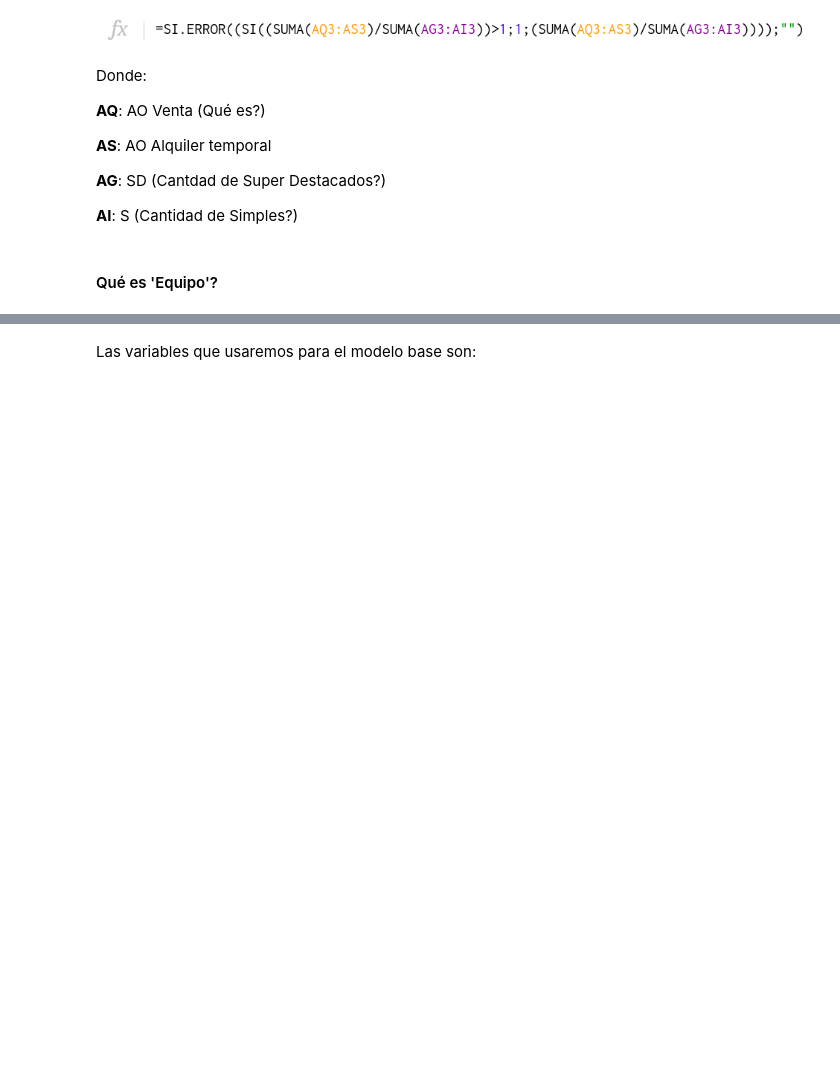
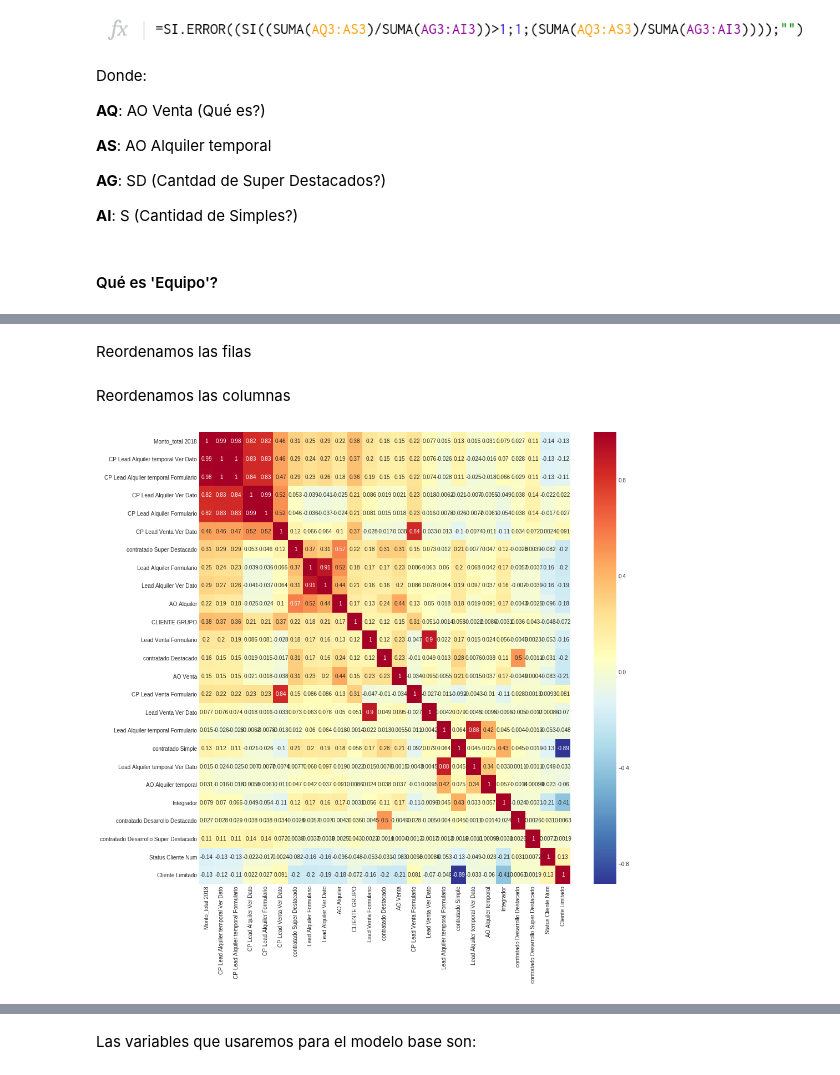
Before and after one commit to ITNavent/labs-ml-group, a Jupyter notebook: churn/churn-lavenganza.ipynb, the cells around one changed output, grey strips where cells are left out. Saved outputs shown, nothing was run; the diff lists cells and outputs as text; code cells hidden in the pictures; blank space fills up the shorter version.

```diff
--- a/churn/churn-lavenganza.ipynb
+++ b/churn/churn-lavenganza.ipynb
@@ -406,0 +836,2 @@ __AI__: S (Cantidad de Simples?)
+# %%
+corr = pd.merge(X_train, data.filter(['idclientecrm', 'Status Cliente Num']), on = 'idclientecrm').drop(provincias + ['idclientecrm'], axis = 1).corr()
@@ -406,0 +854,16 @@ __AI__: S (Cantidad de Simples?)
+# %%
+corr['total'] = corr.iloc[:, :-1].sum(axis=1)
+# %% [markdown]
+Reordenamos las filas
+# %%
+corr = corr.sort_values(by='total', ascending = False)
+# %% [markdown]
+Reordenamos las columnas
+# %%
+corr = corr.filter(list(corr.index))
+# %%
+plt.figure(figsize = (15,15))
+sns.heatmap(corr, annot=True, cmap="RdYlBu_r")
+plt.show();
+# %% [output]
+[figure, added]
```
Also changed, not shown: parts of 352 cells of this notebook, 3 other files.
